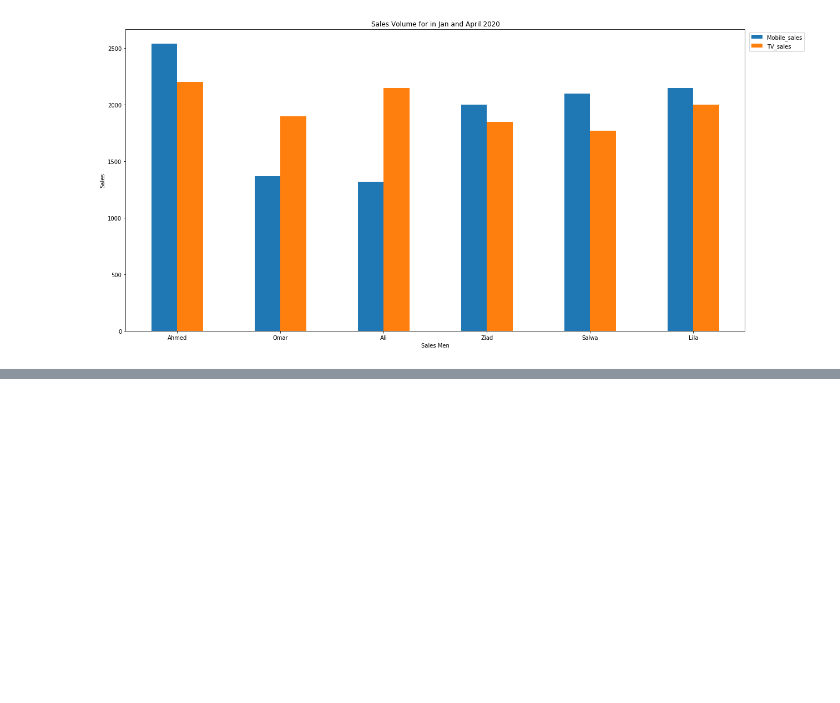
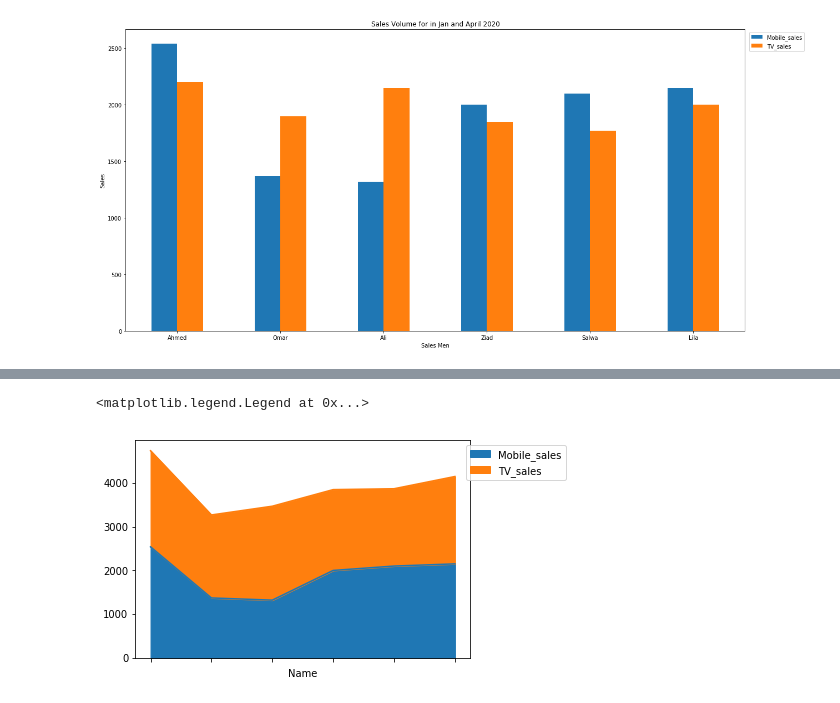
Before and after one commit to Jogwums/Data-Analysis-Cl01, a Jupyter notebook: pandas/intro.ipynb, the cells around one changed output, grey strips where cells are left out. Saved outputs shown, nothing was run; the diff lists cells and outputs as text; code cells hidden in the pictures; blank space fills up the shorter version.

```diff
--- a/pandas/intro.ipynb
+++ b/pandas/intro.ipynb
@@ -273,0 +292,5 @@ plt.show()
+# %%
+df.plot.area(figsize=(6,4)).legend(bbox_to_anchor=(1.3,1))
+# %% [output]
+<matplotlib.legend.Legend at 0x...>
+[figure, added]
```
Also changed, not shown: parts of 7 cells of this notebook.
